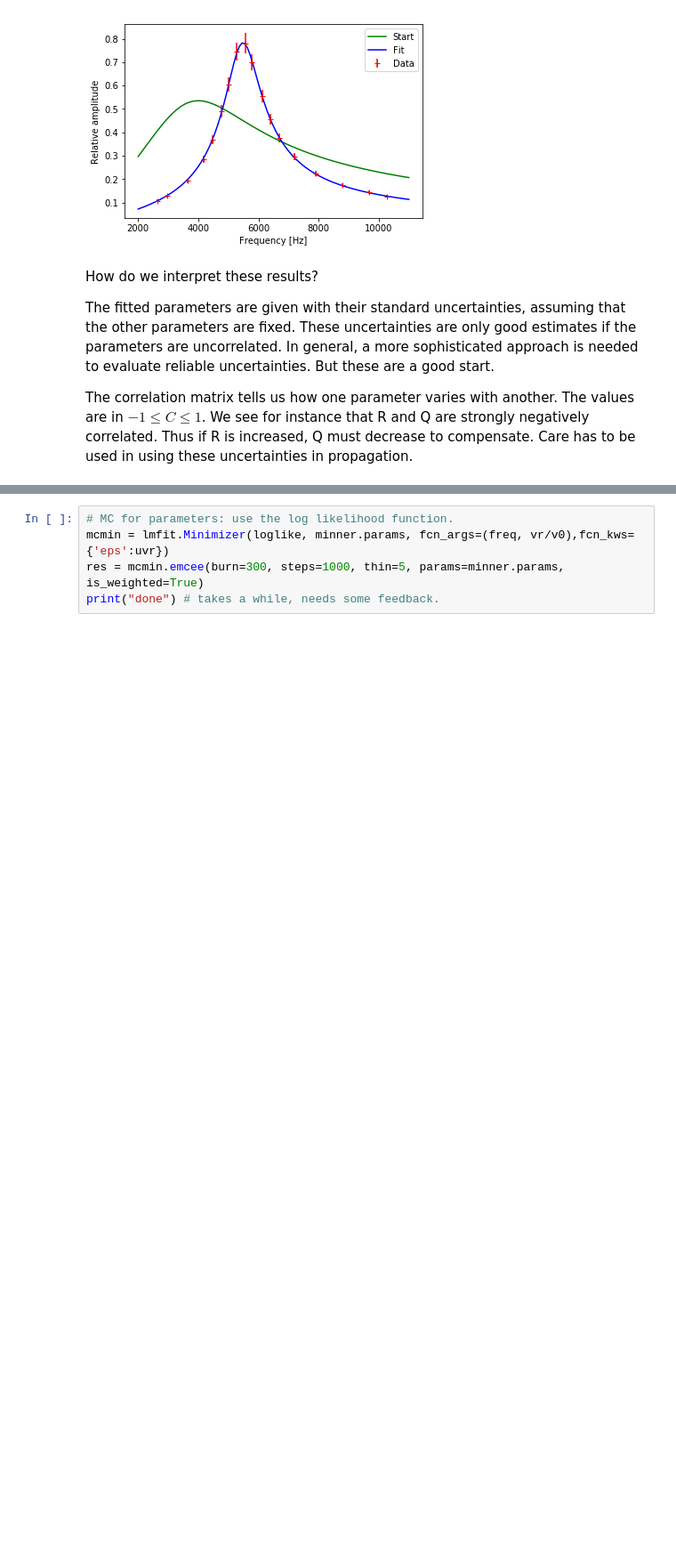
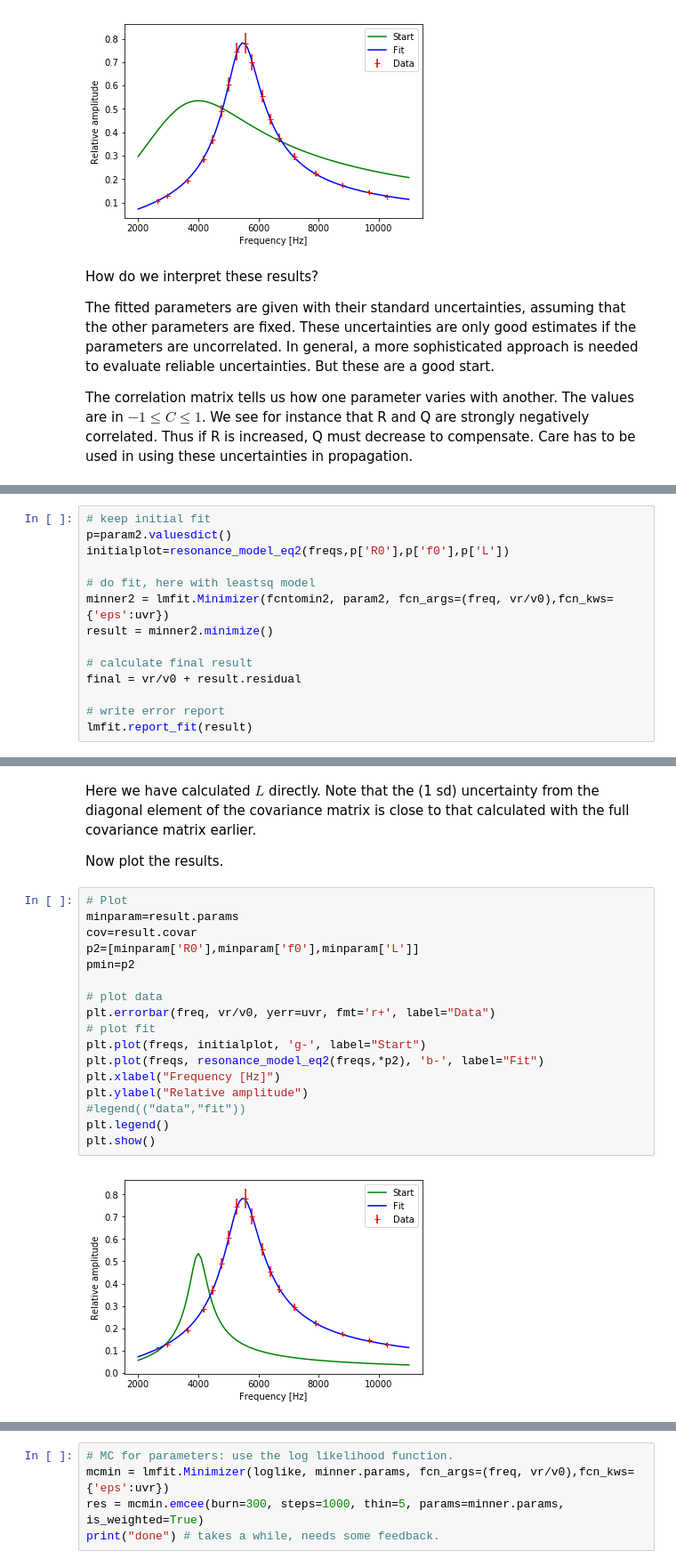
Before and after one commit to rfearick/data-analysis, a Jupyter notebook: data-analysis/fit-LRC-with-lmfit.ipynb, the cells around one changed output, grey strips where cells are left out. Shown: that part at 89% size. Cells and saved outputs as stored; diff of their text form; blank space fills up the shorter version.

Commit message:
improve notes

```diff
--- a/data-analysis/fit-LRC-with-lmfit.ipynb
+++ b/data-analysis/fit-LRC-with-lmfit.ipynb
@@ -281,0 +324,14 @@ Care has to be used in using these uncertainties in propagation.
+# %%
+# keep initial fit
+p=param2.valuesdict()
+initialplot=resonance_model_eq2(freqs,p['R0'],p['f0'],p['L'])
+
+# do fit, here with leastsq model
+minner2 = lmfit.Minimizer(fcntomin2, param2, fcn_args=(freq, vr/v0),fcn_kws={'eps':uvr})
+result = minner2.minimize()
+
+# calculate final result
+final = vr/v0 + result.residual
+
+# write error report
+lmfit.report_fit(result)
@@ -282,3 +354,26 @@ Care has to be used in using these uncertainties in propagation.
+# %% [markdown]
+Here we have calculated $L$ directly. Note that the (1 sd) uncertainty from the diagonal element of the covariance matrix is close to that calculated with the full covariance matrix earlier.
+
+Now plot the results.
+# %%
+# Plot
+minparam=result.params
+cov=result.covar
+p2=[minparam['R0'],minparam['f0'],minparam['L']]
+pmin=p2
+
+# plot data
+plt.errorbar(freq, vr/v0, yerr=uvr, fmt='r+', label="Data")
+# plot fit
+plt.plot(freqs, initialplot, 'g-', label="Start")
+plt.plot(freqs, resonance_model_eq2(freqs,*p2), 'b-', label="Fit")
+plt.xlabel("Frequency [Hz]")
+plt.ylabel("Relative amplitude")
+#legend(("data","fit"))
+plt.legend()
+plt.show()
+# %% [output]
+[figure, added]
 # %% [markdown]
 ---
 
```
Also changed, not shown: parts of 13 cells of this notebook, 3 other files.
